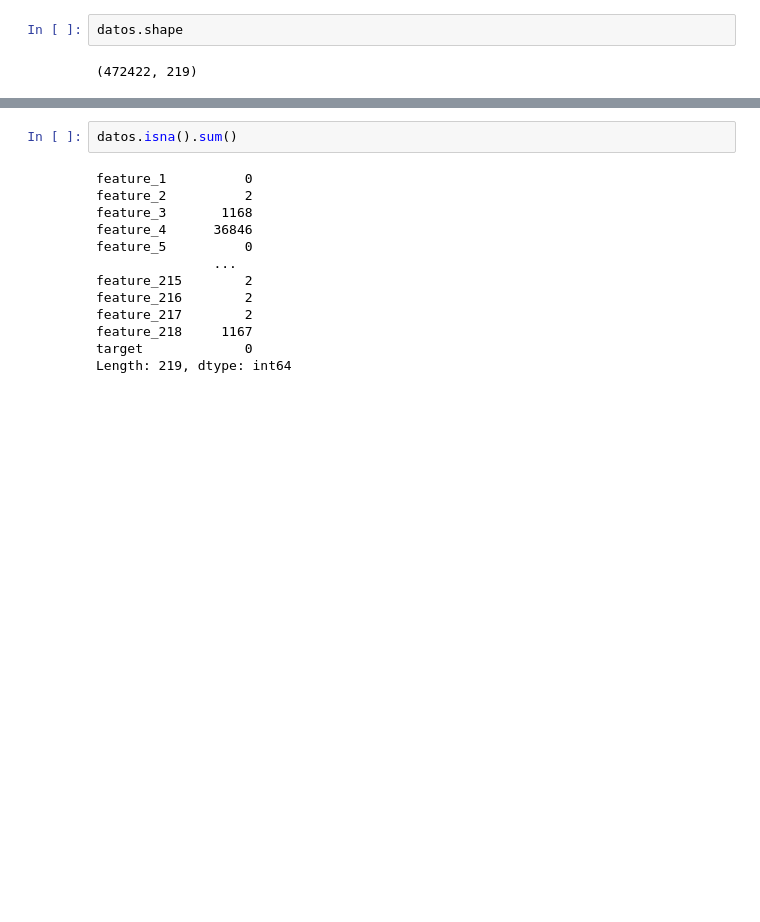
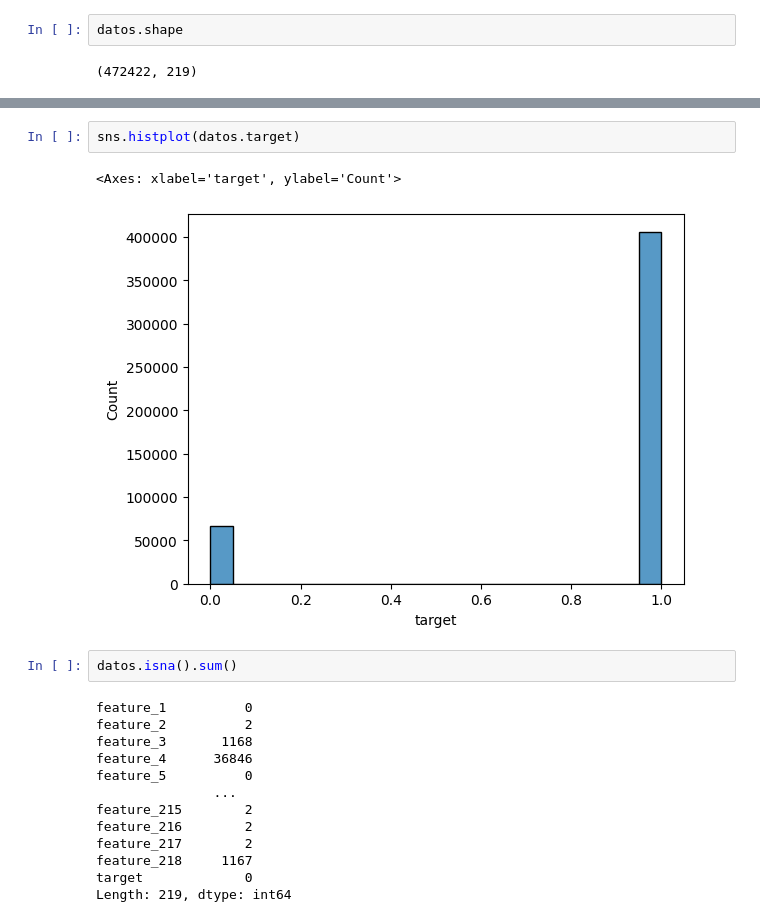
Before and after one commit to FranzValerio/baubap-nn-challenge, a Jupyter notebook: Notebooks/data_exploratory.ipynb, the cells around one changed output, grey strips where cells are left out. Saved outputs shown, nothing was run; the diff lists cells and outputs as text; blank space fills up the shorter version.

Commit message:
Empezando el análisis exploratorio de datos

```diff
--- a/Notebooks/data_exploratory.ipynb
+++ b/Notebooks/data_exploratory.ipynb
@@ -22,3 +48,8 @@ datos.shape
+# %%
+sns.histplot(datos.target)
+# %% [output]
+<Axes: xlabel='target', ylabel='Count'>
+[figure, added]
 # %%
 datos.isna().sum()
 # %% [output]
```
Also changed, not shown: parts of 7 cells of this notebook.
